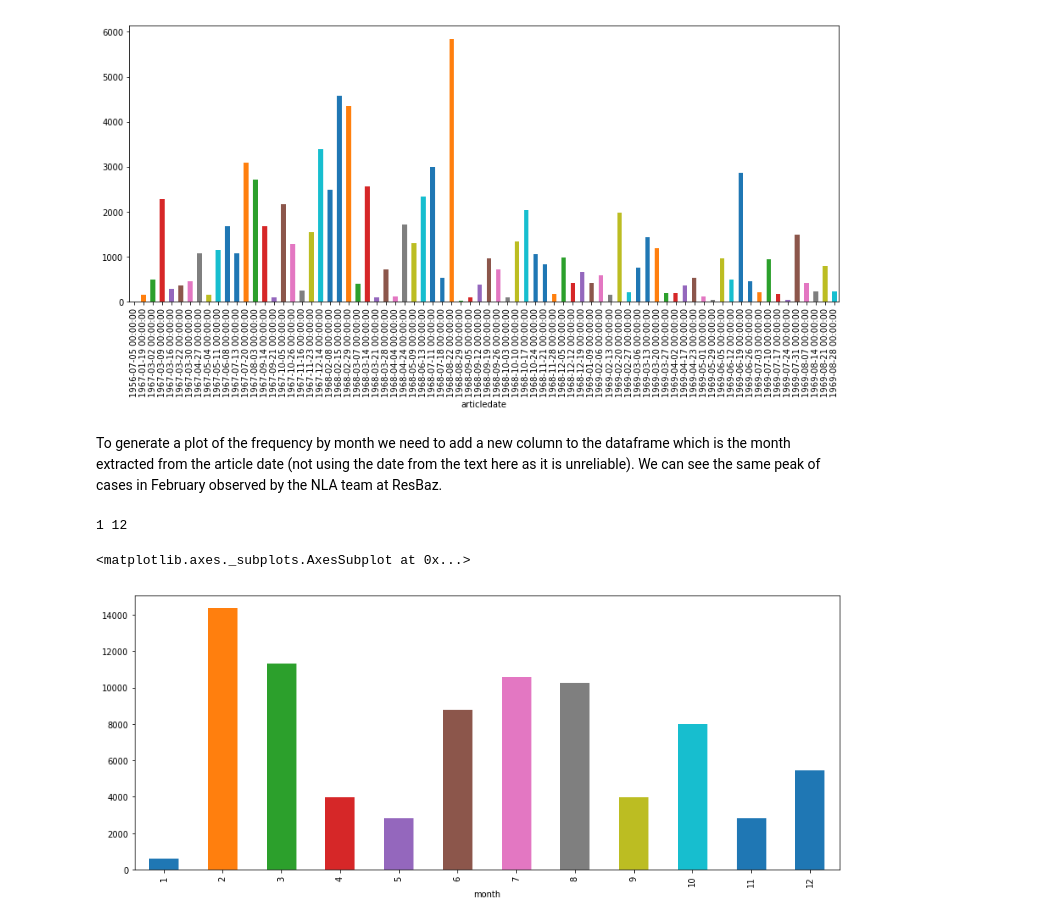
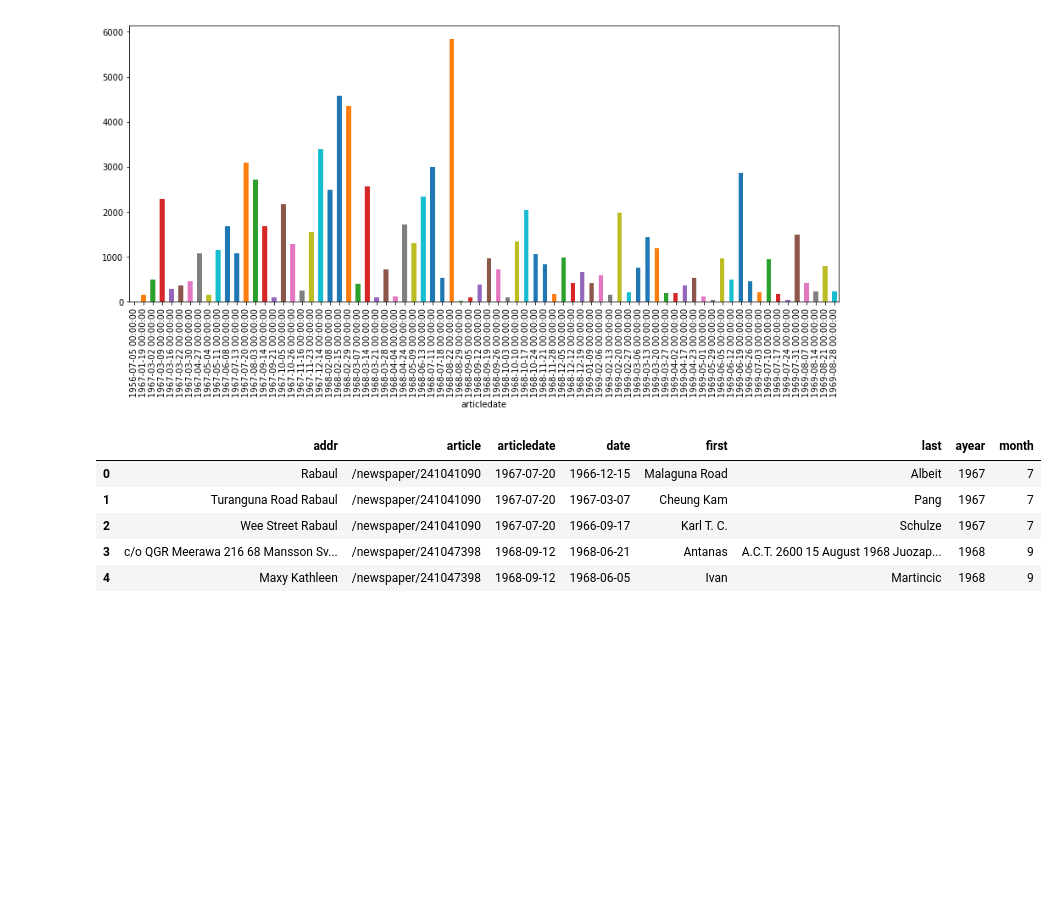
Before and after one commit to stevecassidy/hassdevl-samples, a Jupyter notebook: Trove Gazzette.ipynb, the cells around one changed output. Cells and saved outputs as stored; diff of their text form; code cells hidden in the pictures; blank space fills up the shorter version.

```diff
--- a/Trove Gazzette.ipynb
+++ b/Trove Gazzette.ipynb
@@ -321,15 +288,12 @@ by_year.plot.bar()
 1956-07-05 00:00:00 1969-08-28 00:00:00
 <matplotlib.axes._subplots.AxesSubplot at 0x...>
 [figure]
-# %% [markdown]
-To generate a plot of the frequency by month we need to add a new column to the dataframe which is the month extracted from the article date (not using the date from the text here as it is unreliable).  We can see the same peak of cases in February observed by the NLA team at ResBaz.
-# %%
-names['month'] = [x.month for x in names['articledate']]
-by_month = names.groupby('month').size().sort_index()
-print(by_month.index.min(), by_month.index.max())
-plt.figure(figsize=(15,6))
-by_month.plot.bar()
-# %% [output]
-1 12
-<matplotlib.axes._subplots.AxesSubplot at 0x...>
-[figure, removed]
+# %%
+names.head()
+# %% [output]
+|  | addr | article | articledate | date | first | last | ayear | month |
+| 0 | Rabaul | /newspaper/241041090 | 1967-07-20 | 1966-12-15 | Malaguna Road | Albeit | 1967 | 7 |
+| 1 | Turanguna Road Rabaul | /newspaper/241041090 | 1967-07-20 | 1967-03-07 | Cheung Kam | Pang | 1967 | 7 |
+| 2 | Wee Street Rabaul | /newspaper/241041090 | 1967-07-20 | 1966-09-17 | Karl T. C. | Schulze | 1967 | 7 |
+| 3 | c/o QGR Meerawa 216 68 Mansson Sv... | /newspaper/241047398 | 1968-09-12 | 1968-06-21 | Antanas | A.C.T. 2600 15 August 1968 Juozap... | 1968 | 9 |
+| 4 | Maxy Kathleen | /newspaper/241047398 | 1968-09-12 | 1968-06-05 | Ivan | Martincic | 1968 | 9 |
```
Also changed, not shown: parts of 37 cells of this notebook, 7 other files.
